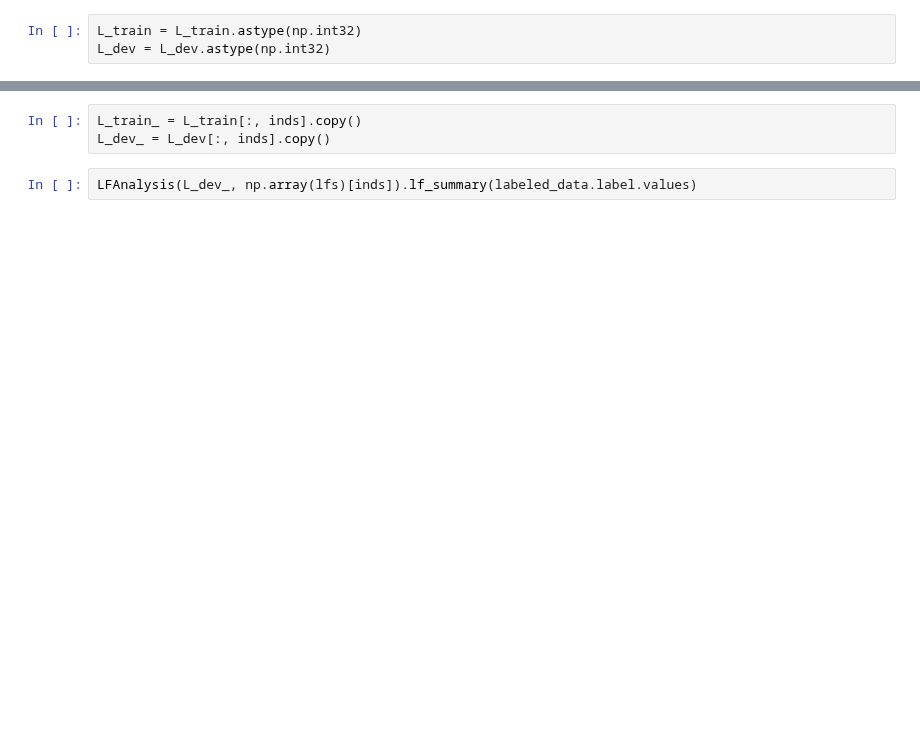
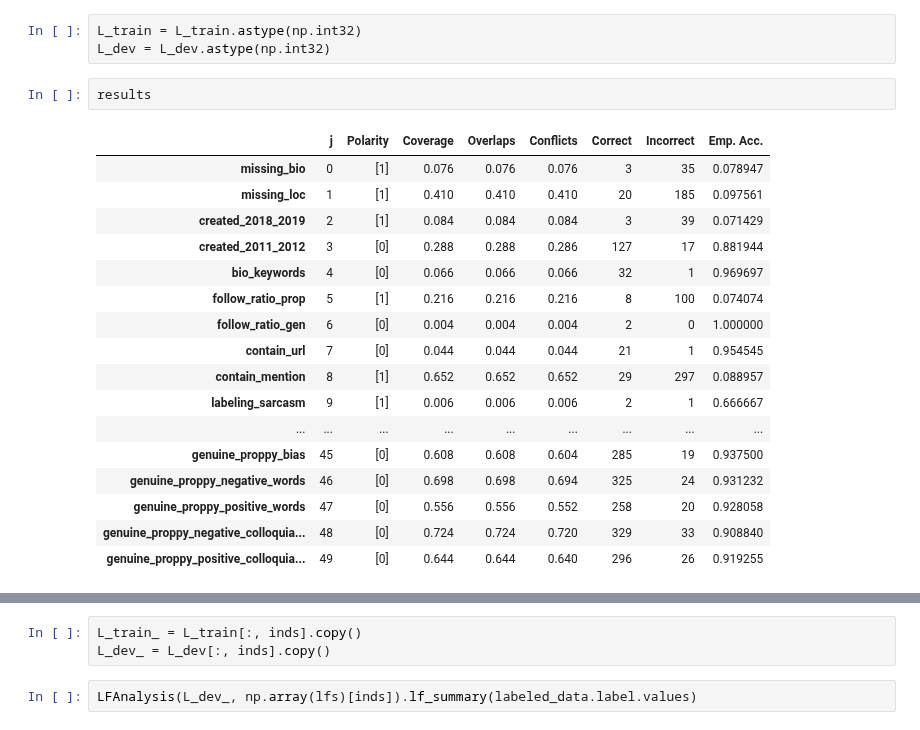
Before and after one commit to iSemantics-ai/Arabic-Propaganda-Detection, a Jupyter notebook: notebooks/labeling_functions.ipynb, the cells around one changed output, grey strips where cells are left out. Cells and saved outputs as stored; diff of their text form; blank space fills up the shorter version.

Commit message:
reported best label model performance on newly processed data

```diff
--- a/notebooks/labeling_functions.ipynb
+++ b/notebooks/labeling_functions.ipynb
@@ -956,5 +976,25 @@ L_dev.shape, L_train.shape
 # %%
 L_train = L_train.astype(np.int32)
 L_dev = L_dev.astype(np.int32)
+# %%
+results
+# %% [output]
+|  | j | Polarity | Coverage | Overlaps | Conflicts | Correct | Incorrect | Emp. Acc. |
+| missing_bio | 0 | [1] | 0.076 | 0.076 | 0.076 | 3 | 35 | 0.078947 |
+| missing_loc | 1 | [1] | 0.410 | 0.410 | 0.410 | 20 | 185 | 0.097561 |
+| created_2018_2019 | 2 | [1] | 0.084 | 0.084 | 0.084 | 3 | 39 | 0.071429 |
+| created_2011_2012 | 3 | [0] | 0.288 | 0.288 | 0.286 | 127 | 17 | 0.881944 |
+| bio_keywords | 4 | [0] | 0.066 | 0.066 | 0.066 | 32 | 1 | 0.969697 |
+| follow_ratio_prop | 5 | [1] | 0.216 | 0.216 | 0.216 | 8 | 100 | 0.074074 |
+| follow_ratio_gen | 6 | [0] | 0.004 | 0.004 | 0.004 | 2 | 0 | 1.000000 |
+| contain_url | 7 | [0] | 0.044 | 0.044 | 0.044 | 21 | 1 | 0.954545 |
+| contain_mention | 8 | [1] | 0.652 | 0.652 | 0.652 | 29 | 297 | 0.088957 |
+| labeling_sarcasm | 9 | [1] | 0.006 | 0.006 | 0.006 | 2 | 1 | 0.666667 |
+| ... | ... | ... | ... | ... | ... | ... | ... | ... |
+| genuine_proppy_bias | 45 | [0] | 0.608 | 0.608 | 0.604 | 285 | 19 | 0.937500 |
+| genuine_proppy_negative_words | 46 | [0] | 0.698 | 0.698 | 0.694 | 325 | 24 | 0.931232 |
+| genuine_proppy_positive_words | 47 | [0] | 0.556 | 0.556 | 0.552 | 258 | 20 | 0.928058 |
+| genuine_proppy_negative_colloquia... | 48 | [0] | 0.724 | 0.724 | 0.720 | 329 | 33 | 0.908840 |
+| genuine_proppy_positive_colloquia... | 49 | [0] | 0.644 | 0.644 | 0.640 | 296 | 26 | 0.919255 |
 # %%
 # selecting the LFs that maximize the performance of the label model
```
Also changed, not shown: parts of 28 cells of this notebook.
